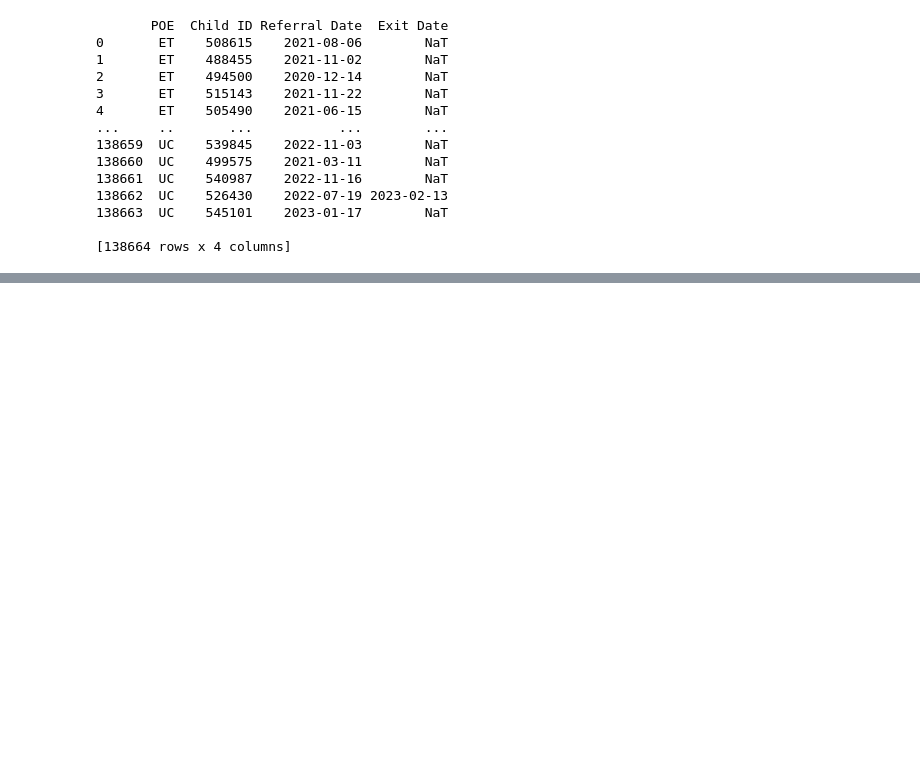
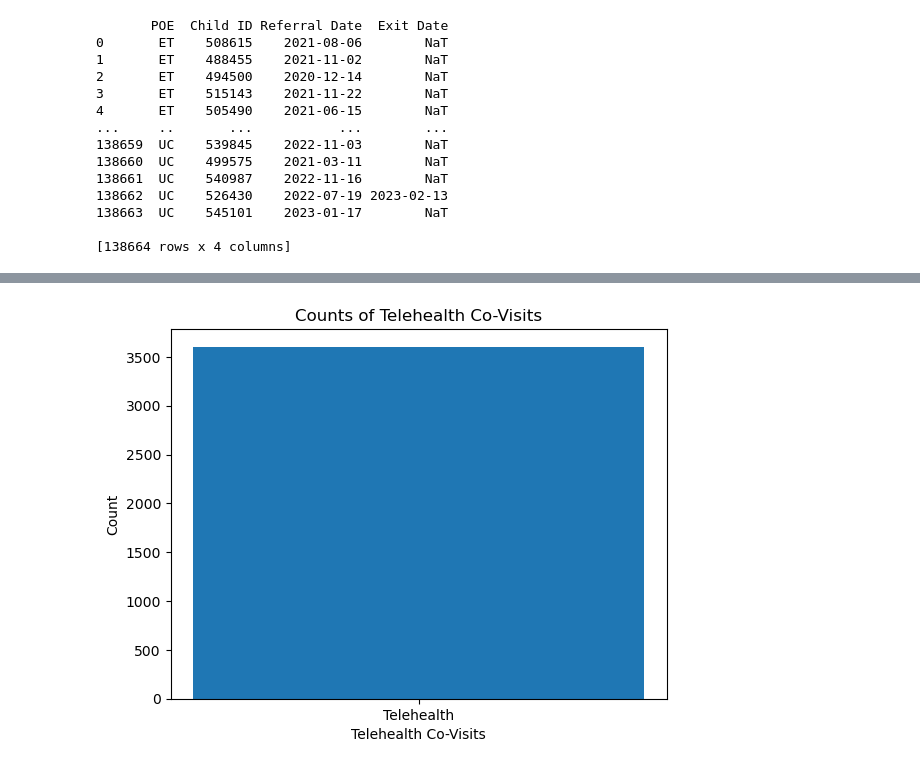
Before and after one commit to NSS-Data-Analytics-Cohort-8/teis_da8_1-should-pad-alytics, a Jupyter notebook: notebooks/TEIS.ipynb, the cells around one changed output, grey strips where cells are left out. Cells and saved outputs as stored; diff of their text form; code cells hidden in the pictures; blank space fills up the shorter version.

```diff
--- a/notebooks/TEIS.ipynb
+++ b/notebooks/TEIS.ipynb
@@ -55,0 +139,13 @@ print(sheet2)
+# %%
+service_counts = service_pd3['SERVICE_SETTING'].value_counts()
+services = service_counts.index.tolist()
+
+co_visit_counts = service_pd3.groupby('SERVICE_SETTING')['IFSP Teaming ID name'].count().tolist()
+
+plt.bar(services, co_visit_counts)
+plt.xlabel("Telehealth Co-Visits")
+plt.ylabel("Count")
+plt.title("Counts of Telehealth Co-Visits")
+plt.show()
+# %% [output]
+[figure, added]
```
Also changed, not shown: parts of 11 cells of this notebook.
